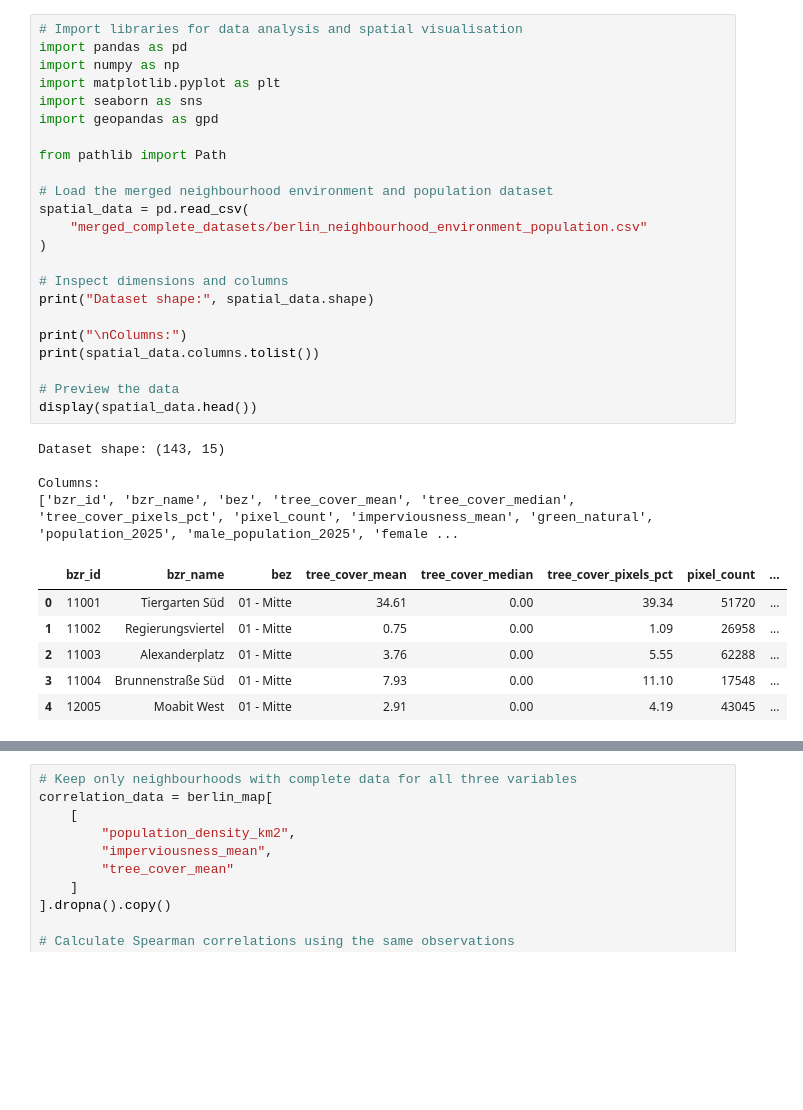
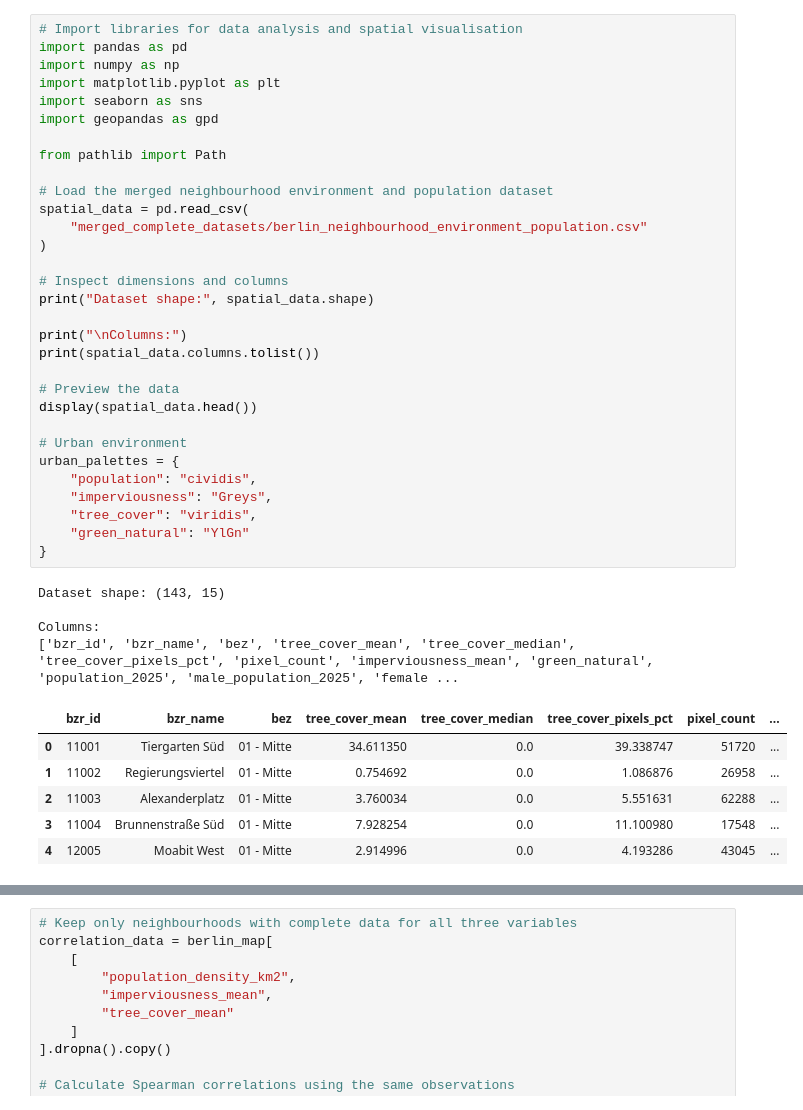
Before and after one commit to lodimarcello/Capstone_project_Lorenzo, a Jupyter notebook: final_analysis_urban.ipynb, the cells around one changed output, grey strips where cells are left out. Cells and saved outputs as stored; diff of their text form; blank space fills up the shorter version.

```diff
--- a/final_analysis_urban.ipynb
+++ b/final_analysis_urban.ipynb
@@ -1,37 +1,45 @@
 # %%
 # Import libraries for data analysis and spatial visualisation
 import pandas as pd
 import numpy as np
 import matplotlib.pyplot as plt
 import seaborn as sns
 import geopandas as gpd
 
 from pathlib import Path
 
 # Load the merged neighbourhood environment and population dataset
 spatial_data = pd.read_csv(
     "merged_complete_datasets/berlin_neighbourhood_environment_population.csv"
 )
 
 # Inspect dimensions and columns
 print("Dataset shape:", spatial_data.shape)
 
 print("\nColumns:")
 print(spatial_data.columns.tolist())
 
 # Preview the data
 display(spatial_data.head())
+
+# Urban environment
+urban_palettes = {
+    "population": "cividis",
+    "imperviousness": "Greys",
+    "tree_cover": "viridis",
+    "green_natural": "YlGn"
+}
 # %% [output]
 Dataset shape: (143, 15)
 
 Columns:
 ['bzr_id', 'bzr_name', 'bez', 'tree_cover_mean', 'tree_cover_median', 'tree_cover_pixels_pct', 'pixel_count', 'imperviousness_mean', 'green_natural', 'population_2025', 'male_population_2025', 'female ...
 |  | bzr_id | bzr_name | bez | tree_cover_mean | tree_cover_median | tree_cover_pixels_pct | pixel_count | ... |
-| 0 | 11001 | Tiergarten Süd | 01 - Mitte | 34.61 | 0.00 | 39.34 | 51720 | ... |
-| 1 | 11002 | Regierungsviertel | 01 - Mitte | 0.75 | 0.00 | 1.09 | 26958 | ... |
-| 2 | 11003 | Alexanderplatz | 01 - Mitte | 3.76 | 0.00 | 5.55 | 62288 | ... |
-| 3 | 11004 | Brunnenstraße Süd | 01 - Mitte | 7.93 | 0.00 | 11.10 | 17548 | ... |
-| 4 | 12005 | Moabit West | 01 - Mitte | 2.91 | 0.00 | 4.19 | 43045 | ... |
+| 0 | 11001 | Tiergarten Süd | 01 - Mitte | 34.611350 | 0.0 | 39.338747 | 51720 | ... |
+| 1 | 11002 | Regierungsviertel | 01 - Mitte | 0.754692 | 0.0 | 1.086876 | 26958 | ... |
+| 2 | 11003 | Alexanderplatz | 01 - Mitte | 3.760034 | 0.0 | 5.551631 | 62288 | ... |
+| 3 | 11004 | Brunnenstraße Süd | 01 - Mitte | 7.928254 | 0.0 | 11.100980 | 17548 | ... |
+| 4 | 12005 | Moabit West | 01 - Mitte | 2.914996 | 0.0 | 4.193286 | 43045 | ... |
 # %%
 # Load Berlin Bezirksregion boundaries
 lor = gpd.read_file(
```
Also changed, not shown: parts of 16 cells of this notebook, 13 other files.
